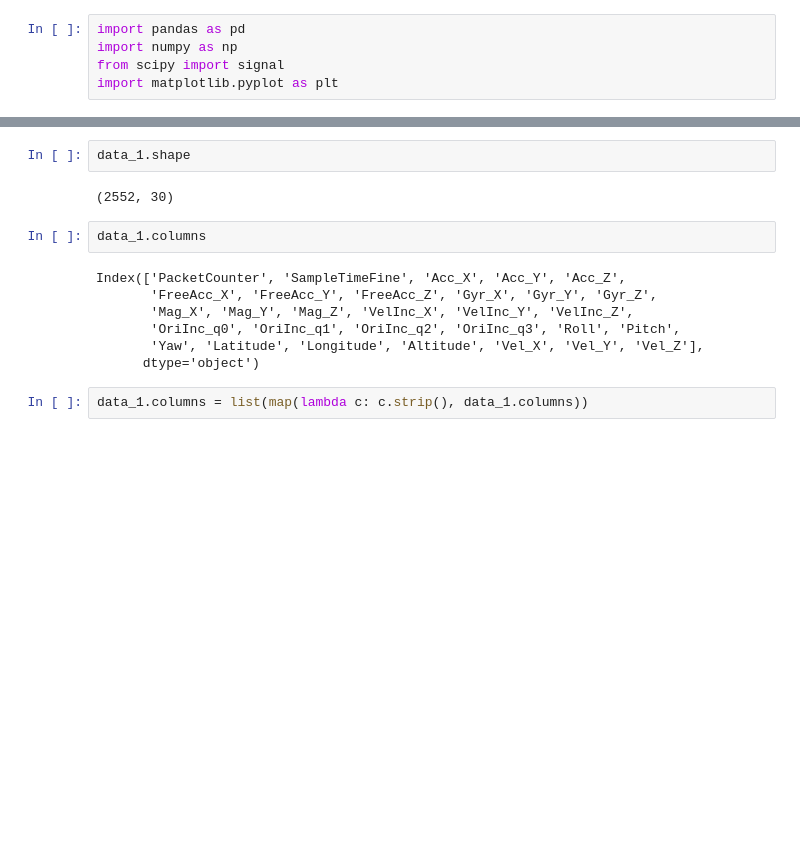
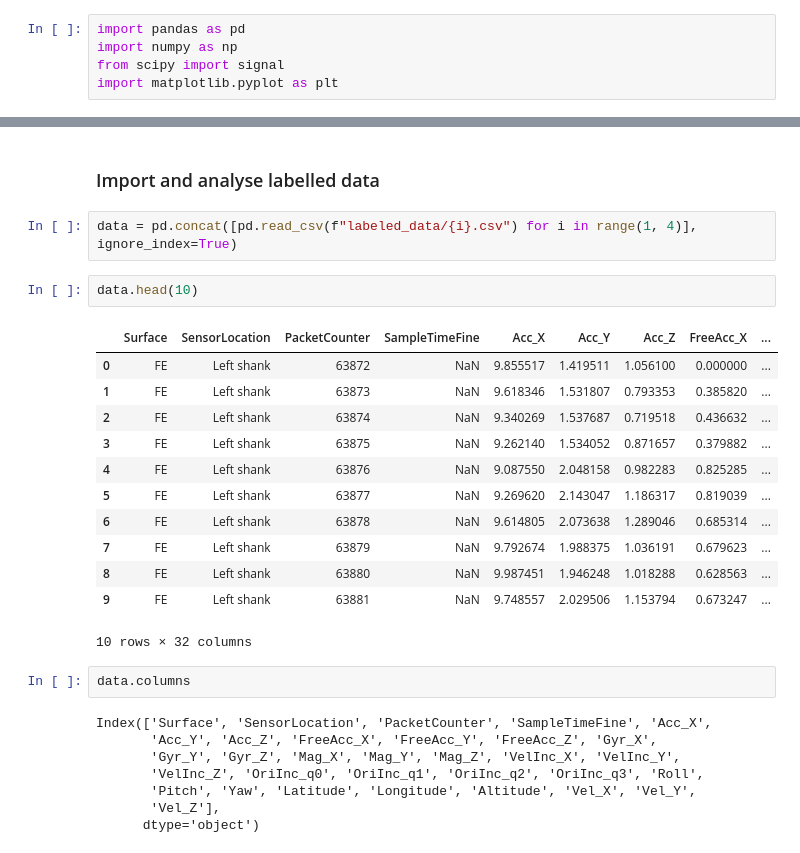
Before and after one commit to aidar-ms/stream-gait-data, a Jupyter notebook: data_exploration.ipynb, the cells around one changed output, grey strips where cells are left out. Saved outputs shown, nothing was run; the diff lists cells and outputs as text; blank space fills up the shorter version.

```diff
--- a/data_exploration.ipynb
+++ b/data_exploration.ipynb
@@ -21,15 +6,29 @@ data_1.describe()
-# %%
-data_1.shape
-# %% [output]
-(2552, 30)
+# %% [markdown]
+### Import and analyse labelled data
+# %%
+data = pd.concat([pd.read_csv(f"labeled_data/{i}.csv") for i in range(1, 4)], ignore_index=True)
+# %%
+data.head(10)
+# %% [output]
+|  | Surface | SensorLocation | PacketCounter | SampleTimeFine | Acc_X | Acc_Y | Acc_Z | FreeAcc_X | ... |
+| 0 | FE | Left shank | 63872 | NaN | 9.855517 | 1.419511 | 1.056100 | 0.000000 | ... |
+| 1 | FE | Left shank | 63873 | NaN | 9.618346 | 1.531807 | 0.793353 | 0.385820 | ... |
+| 2 | FE | Left shank | 63874 | NaN | 9.340269 | 1.537687 | 0.719518 | 0.436632 | ... |
+| 3 | FE | Left shank | 63875 | NaN | 9.262140 | 1.534052 | 0.871657 | 0.379882 | ... |
+| 4 | FE | Left shank | 63876 | NaN | 9.087550 | 2.048158 | 0.982283 | 0.825285 | ... |
+| 5 | FE | Left shank | 63877 | NaN | 9.269620 | 2.143047 | 1.186317 | 0.819039 | ... |
+| 6 | FE | Left shank | 63878 | NaN | 9.614805 | 2.073638 | 1.289046 | 0.685314 | ... |
+| 7 | FE | Left shank | 63879 | NaN | 9.792674 | 1.988375 | 1.036191 | 0.679623 | ... |
+| 8 | FE | Left shank | 63880 | NaN | 9.987451 | 1.946248 | 1.018288 | 0.628563 | ... |
+| 9 | FE | Left shank | 63881 | NaN | 9.748557 | 2.029506 | 1.153794 | 0.673247 | ... |
+10 rows × 32 columns
 # %%
-data_1.columns
+data.columns
 # %% [output]
-Index(['PacketCounter', 'SampleTimeFine', 'Acc_X', 'Acc_Y', 'Acc_Z',
-       'FreeAcc_X', 'FreeAcc_Y', 'FreeAcc_Z', 'Gyr_X', 'Gyr_Y', 'Gyr_Z',
-       'Mag_X', 'Mag_Y', 'Mag_Z', 'VelInc_X', 'VelInc_Y', 'VelInc_Z',
-       'OriInc_q0', 'OriInc_q1', 'OriInc_q2', 'OriInc_q3', 'Roll', 'Pitch',
-       'Yaw', 'Latitude', 'Longitude', 'Altitude', 'Vel_X', 'Vel_Y', 'Vel_Z'],
+Index(['Surface', 'SensorLocation', 'PacketCounter', 'SampleTimeFine', 'Acc_X',
+       'Acc_Y', 'Acc_Z', 'FreeAcc_X', 'FreeAcc_Y', 'FreeAcc_Z', 'Gyr_X',
+       'Gyr_Y', 'Gyr_Z', 'Mag_X', 'Mag_Y', 'Mag_Z', 'VelInc_X', 'VelInc_Y',
+       'VelInc_Z', 'OriInc_q0', 'OriInc_q1', 'OriInc_q2', 'OriInc_q3', 'Roll',
+       'Pitch', 'Yaw', 'Latitude', 'Longitude', 'Altitude', 'Vel_X', 'Vel_Y',
+       'Vel_Z'],
       dtype='object')
-# %%
-data_1.columns = list(map(lambda c: c.strip(), data_1.columns))
```
Also changed, not shown: parts of 15 cells of this notebook.
